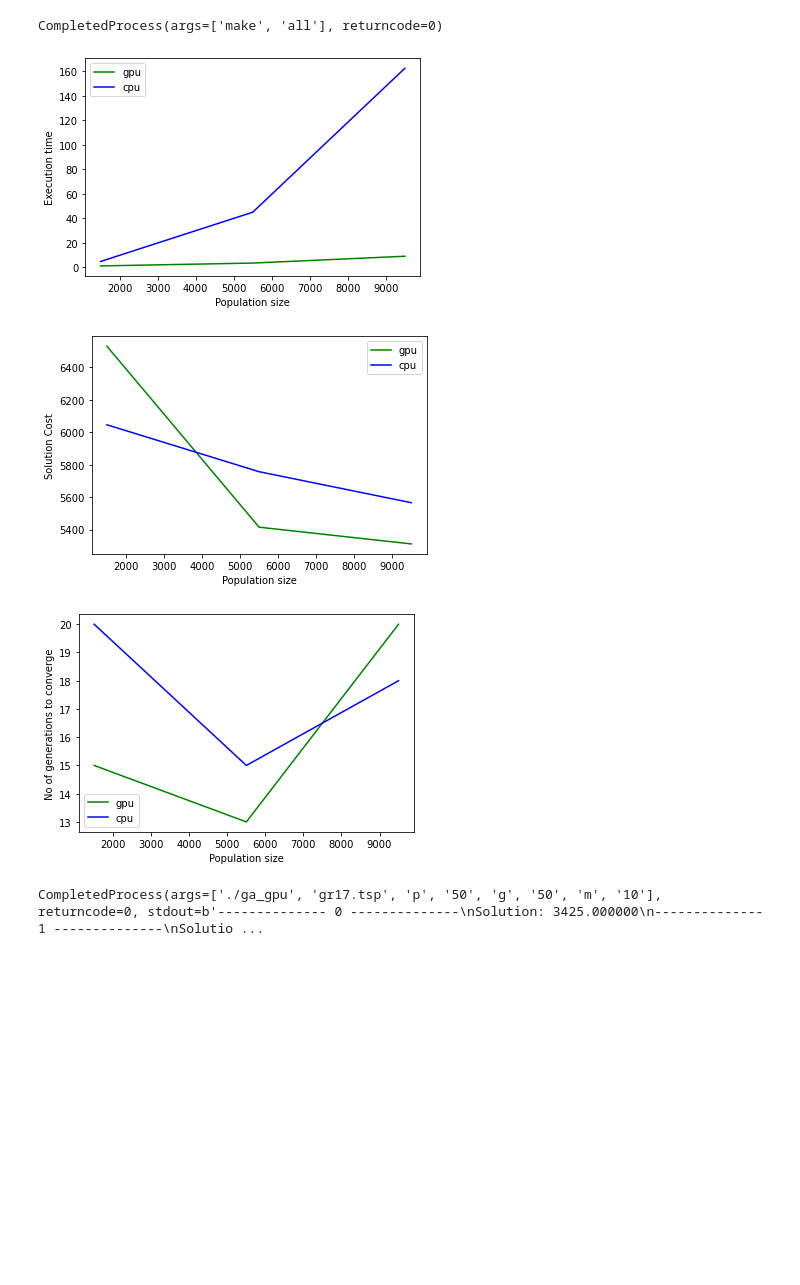
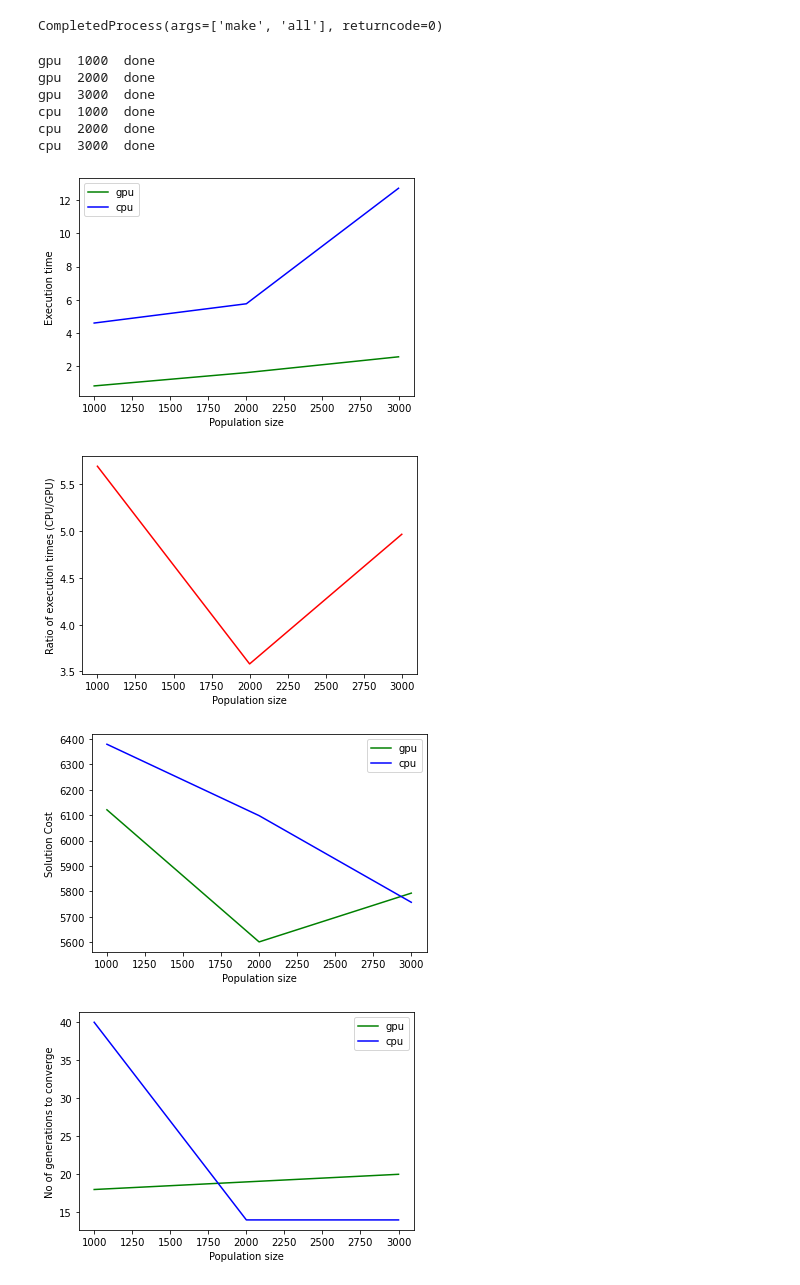
Before and after one commit to jaiteshp/CS6023-GPU-Genetic-Algorithm-TSP, a Jupyter notebook: plots.ipynb, the cells around one changed output. Saved outputs shown, nothing was run; the diff lists cells and outputs as text; code cells hidden in the pictures; blank space fills up the shorter version.

Commit message:
Added arguments for getPlots()

```diff
--- a/plots.ipynb
+++ b/plots.ipynb
@@ -38,18 +38,17 @@ def parseOutputFile(filename):
     res['time'] = time
     return res
 # %%
-def plotExecTime():
+def getPlots(lower_pop = 50, upper_pop = 550, inc_pop = 50, NUM_GEN = 40, NUM_MUT = 50):
     cpuTime = []
     gpuTime = []
     cpuSoln = []
     gpuSoln = []
     cpuNumGen = []
     gpuNumGen = []
-    popSizes = list(np.arange(1500, 10000, 4000))
+    ratioTime = []
+    popSizes = list(np.arange(lower_pop, upper_pop, inc_pop))
 
     filename = 'gr48.tsp'
-    NUM_GEN = 20
-    NUM_MUT = 50
 
     for p in popSizes:
         execGA('gpu', filename, p, NUM_GEN, NUM_MUT)
@@ -57,18 +56,29 @@ def plotExecTime():
         gpuTime.append(res['time'])
         gpuSoln.append(res['solns'][-1])
         gpuNumGen.append(res['g'])
+        print('gpu ', p , ' done')
+
     for p in popSizes:
         execGA('cpu', filename, p, NUM_GEN, NUM_MUT)
         res = parseOutputFile(cpu_output)
         cpuTime.append(res['time'])
         cpuSoln.append(res['solns'][-1])
         cpuNumGen.append(res['g'])
+        print('cpu ', p , ' done')
+
+    for i in range(len(popSizes)):
+        ratioTime.append(cpuTime[i]/gpuTime[i])
 
     plt.plot(popSizes, gpuTime, 'g', label='gpu')
     plt.plot(popSizes, cpuTime, 'b', label='cpu')
     plt.xlabel('Population size')
     plt.ylabel('Execution time')
     plt.legend()
+    plt.show()
+
+    plt.plot(popSizes, ratioTime, 'r')
+    plt.xlabel('Population size')
+    plt.ylabel('Ratio of execution times (CPU/GPU)')
     plt.show()
 
     plt.plot(popSizes, gpuSoln, 'g', label='gpu')
@@ -86,13 +96,3 @@ def plotExecTime():
     plt.show()
 
     return
-# %%
-plotExecTime()
-# %% [output]
-[figure, removed]
-[figure, removed]
-[figure, removed]
-# %%
-execGA()
-# %% [output]
-CompletedProcess(args=['./ga_gpu', 'gr17.tsp', 'p', '50', 'g', '50', 'm', '10'], returncode=0, stdout=b'-------------- 0 --------------\nSolution: 3425.000000\n-------------- 1 --------------\nSolutio ...
@@ -100,0 +99,13 @@ execGA('gpu', 'gr48.tsp', )
+# %%
+getPlots(lower_pop = 1000, upper_pop = 4000, inc_pop = 1000)
+# %% [output]
+gpu  1000  done
+gpu  2000  done
+gpu  3000  done
+cpu  1000  done
+cpu  2000  done
+cpu  3000  done
+[figure, added]
+[figure, added]
+[figure, added]
+[figure, added]
```
Also changed, not shown: parts of 1 cell of this notebook.
